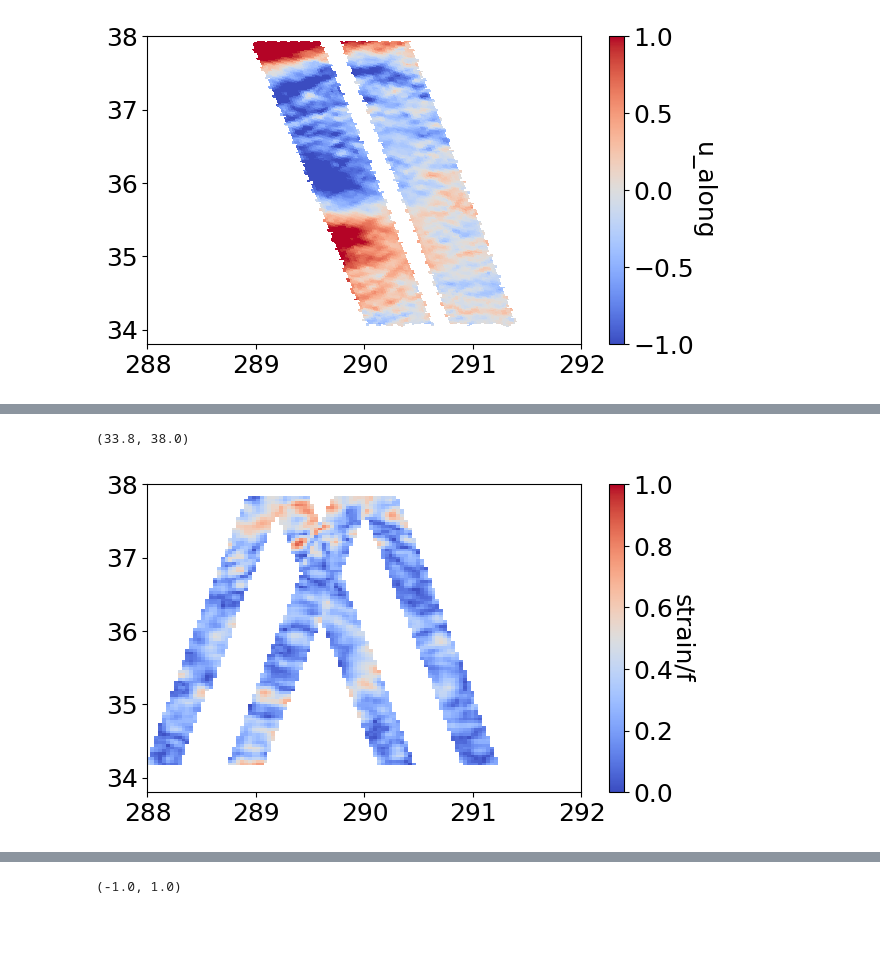
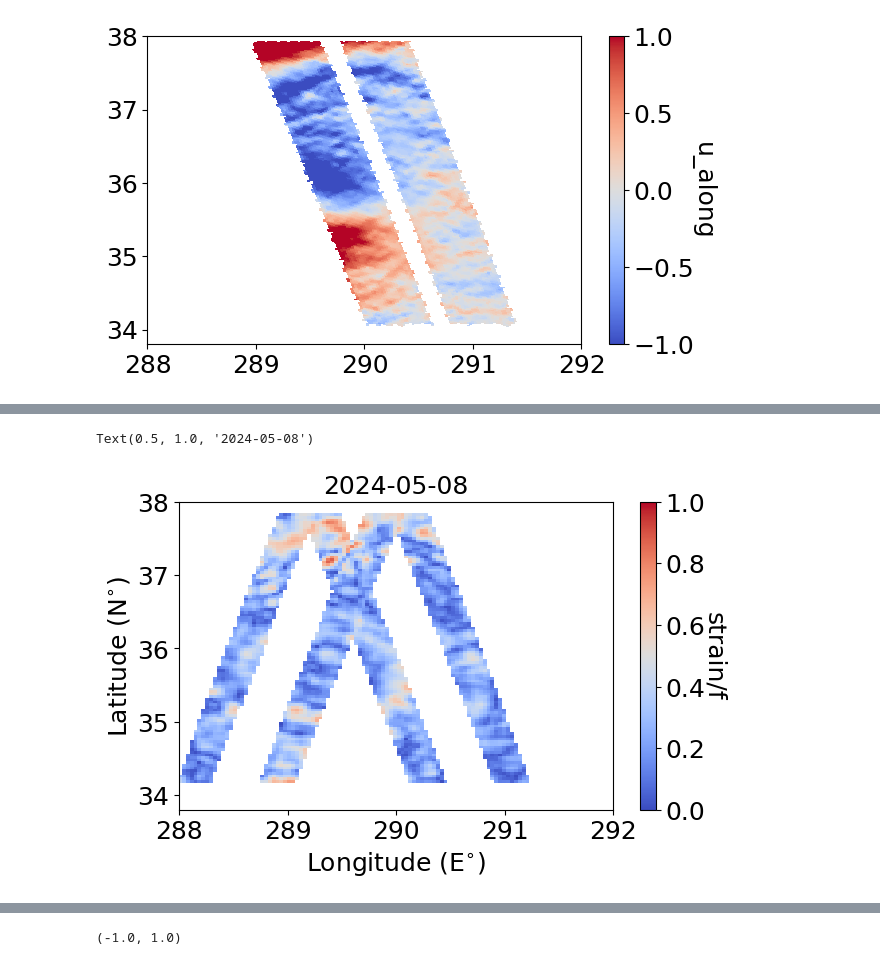
Before and after one commit to mcornec/GO-SWACE, a Jupyter notebook: compute_vorticity_strain.ipynb, the cells around one changed output, grey strips where cells are left out. Cells and saved outputs as stored; diff of their text form; code cells hidden in the pictures; blank space fills up the shorter version.

```diff
--- a/compute_vorticity_strain.ipynb
+++ b/compute_vorticity_strain.ipynb
@@ -332,15 +335,18 @@ ax.set_ylim([33.8,38])
 # %%
 fig,ax=plt.subplots(figsize=(7,4))
 plot = ax.pcolormesh(grid_x,grid_y,sigma, shading='auto',cmap='coolwarm',vmin=0,vmax=1)  # 'shading' option can adjust how cells are rendered
 plot = ax.pcolormesh(grid_x, grid_y, sigma2, shading='auto',cmap='coolwarm',vmin=0,vmax=1)  # 'shading' option can adjust how cells are rendered
 cbar = plt.colorbar(plot,ax=ax)
 cbar.set_label('strain/f', rotation=270, labelpad=15)
 # ax.axis('equal')
 ax.set_xlim([288,292])
 ax.set_ylim([33.8,38])
+ax.set_ylabel('Latitude (N$^{\circ}$)')
+ax.set_xlabel('Longitude (E$^{\circ}$)')
+ax.set_title('%s-%s-%s'%(date_requested[0:4],date_requested[4:6],date_requested[6:8]))
 # %% [output]
-(33.8, 38.0)
+Text(0.5, 1.0, '2024-05-08')
-[figure, old version]
+[figure, new version]
 # %%
 results = earthaccess.search_datasets(instrument="oci")
 
```
Also changed, not shown: parts of 3 cells of this notebook.
